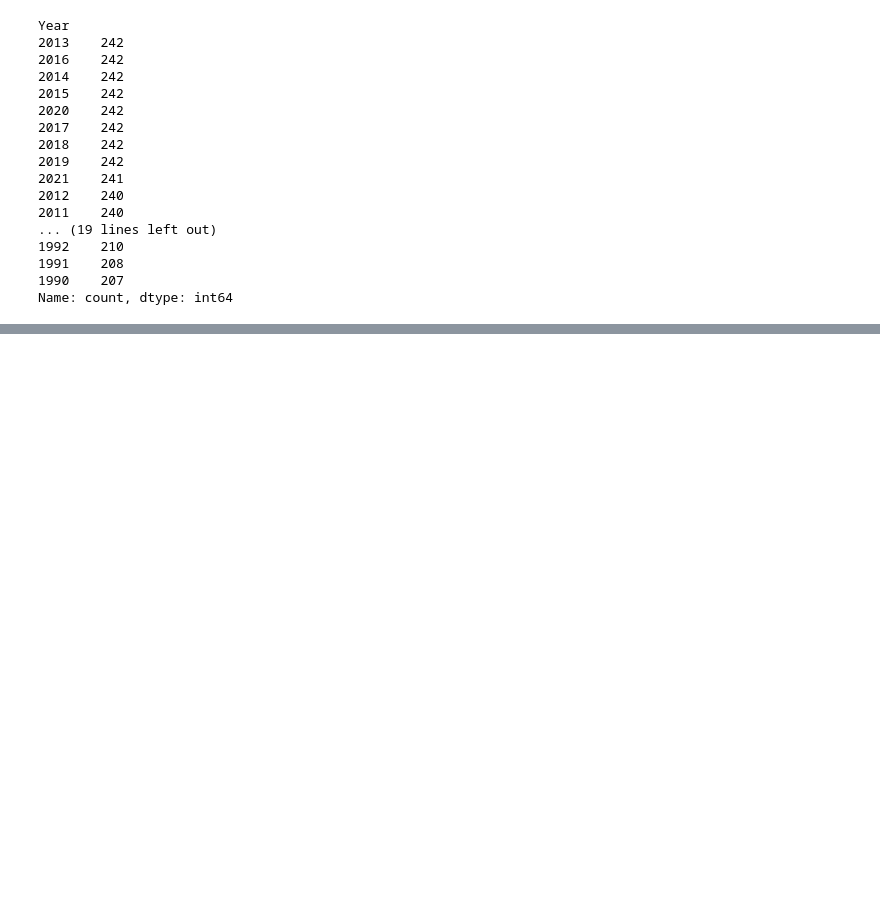
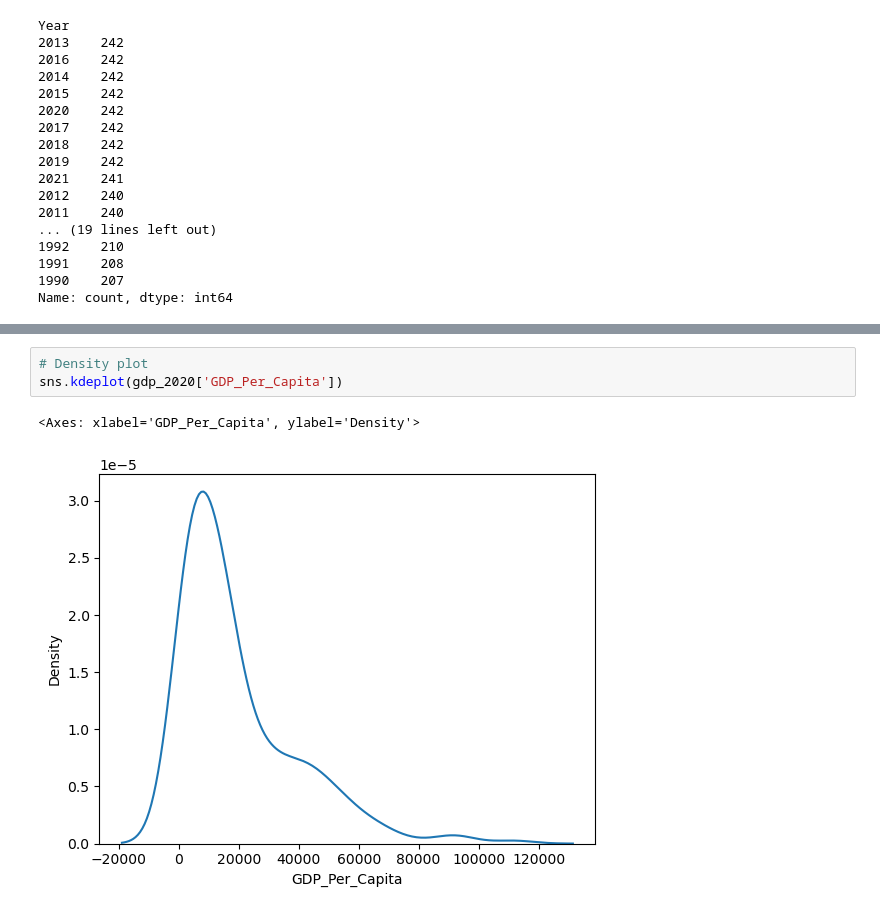
Before and after one commit to NSS-Data-Analytics-Cohort-11/undata-eemchadwick, a Jupyter notebook: notebook/UN_data_analysis.ipynb, the cells around one changed output, grey strips where cells are left out. Cells and saved outputs as stored; diff of their text form; blank space fills up the shorter version.

```diff
--- a/notebook/UN_data_analysis.ipynb
+++ b/notebook/UN_data_analysis.ipynb
@@ -193,0 +239,6 @@ Name: count, dtype: int64
+# %%
+# Density plot
+sns.kdeplot(gdp_2020['GDP_Per_Capita'])
+# %% [output]
+<Axes: xlabel='GDP_Per_Capita', ylabel='Density'>
+[figure, added]
```
Also changed, not shown: parts of 42 cells of this notebook.
